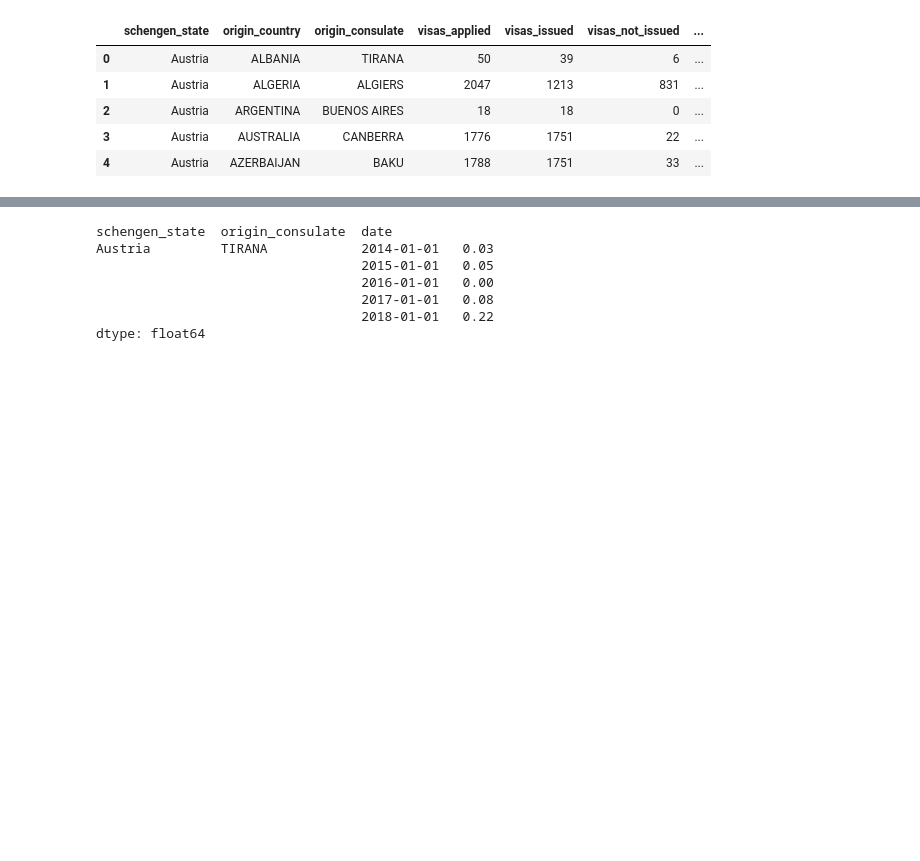
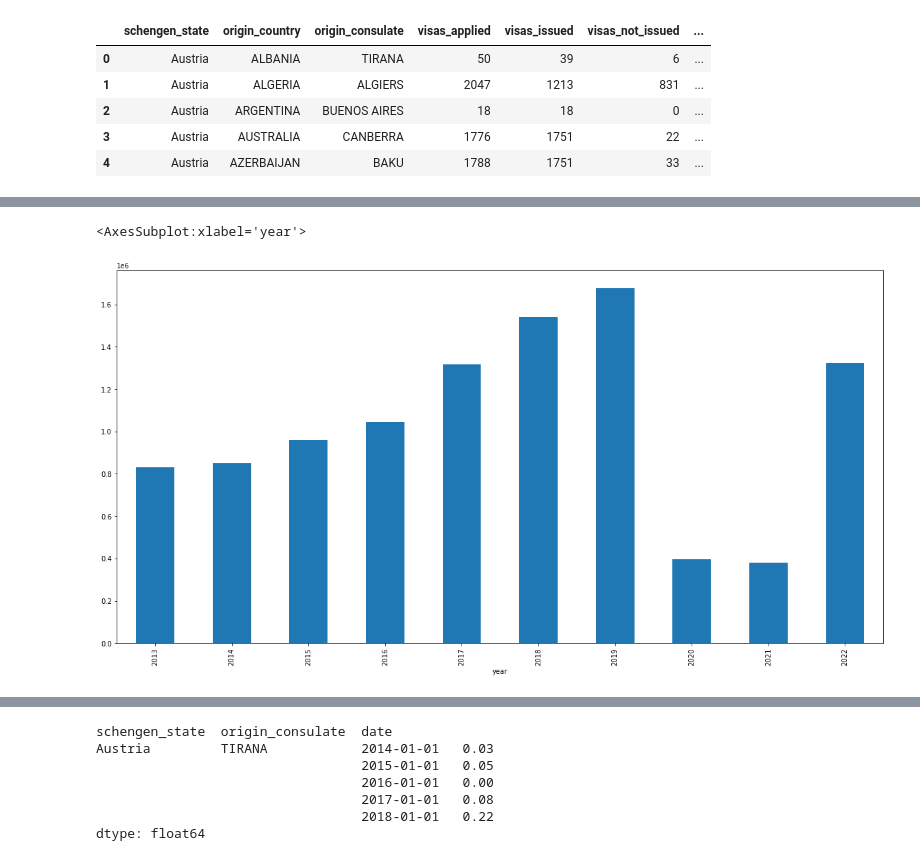
Before and after one commit to mogenshobolth/eu-visa-policy, a Jupyter notebook: data-science/univariate-analysis.ipynb, the cells around one changed output, grey strips where cells are left out. Saved outputs shown, nothing was run; the diff lists cells and outputs as text; code cells hidden in the pictures; blank space fills up the shorter version.

```diff
--- a/data-science/univariate-analysis.ipynb
+++ b/data-science/univariate-analysis.ipynb
@@ -50,3 +50,8 @@ df.groupby(['year'])['visas_applied'].sum().plot.bar(figsize=(20,10))
+# %%
+df.groupby(['year'])['visas_not_issued'].sum().plot.bar(figsize=(20,10))
+# %% [output]
+<AxesSubplot:xlabel='year'>
+[figure, added]
 # %%
 df.groupby(['year'])['visa_refusal_rate'].mean().plot.line(figsize=(20,10))
 # %% [output]
```
Also changed, not shown: parts of 9 cells of this notebook, 2 other files.
